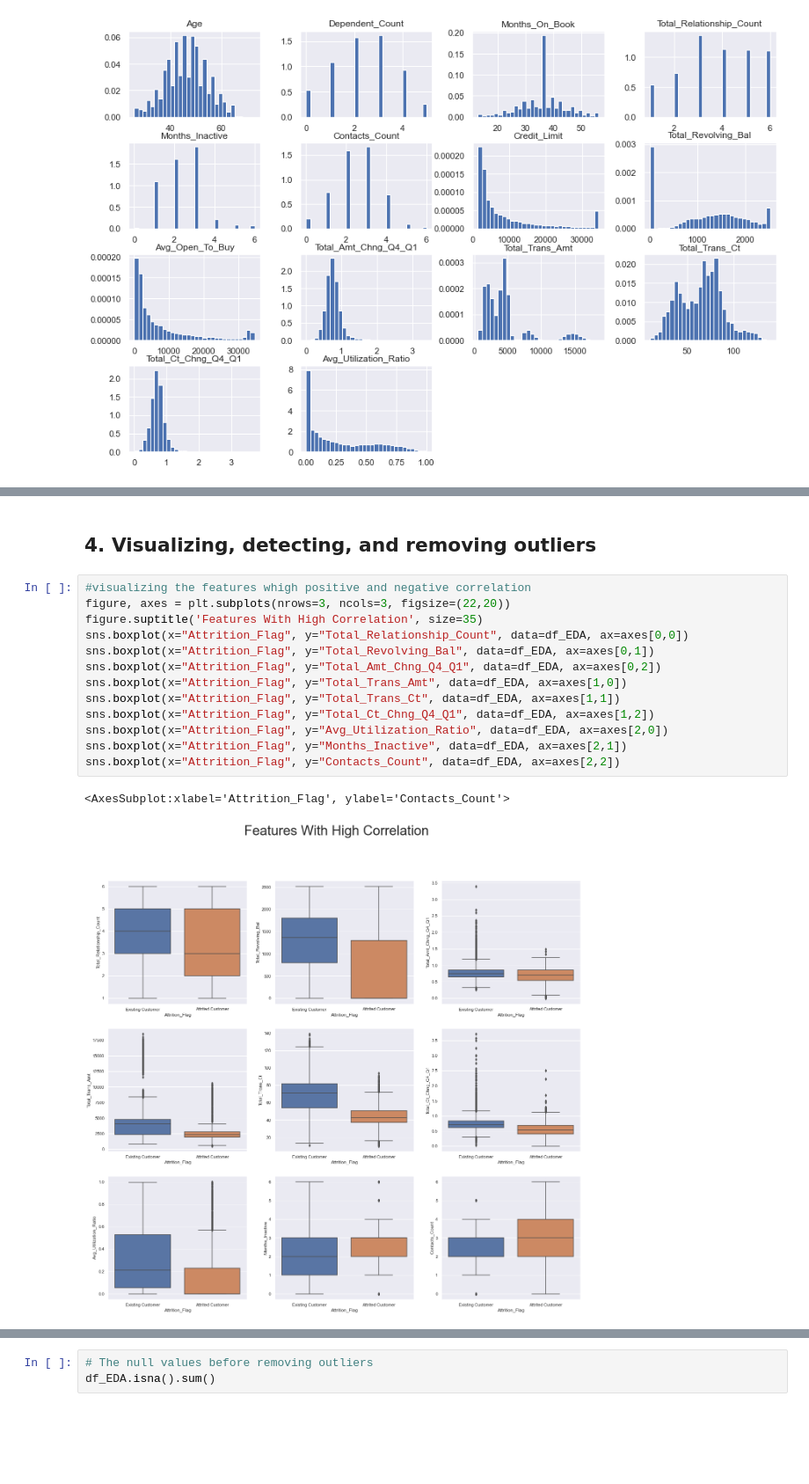
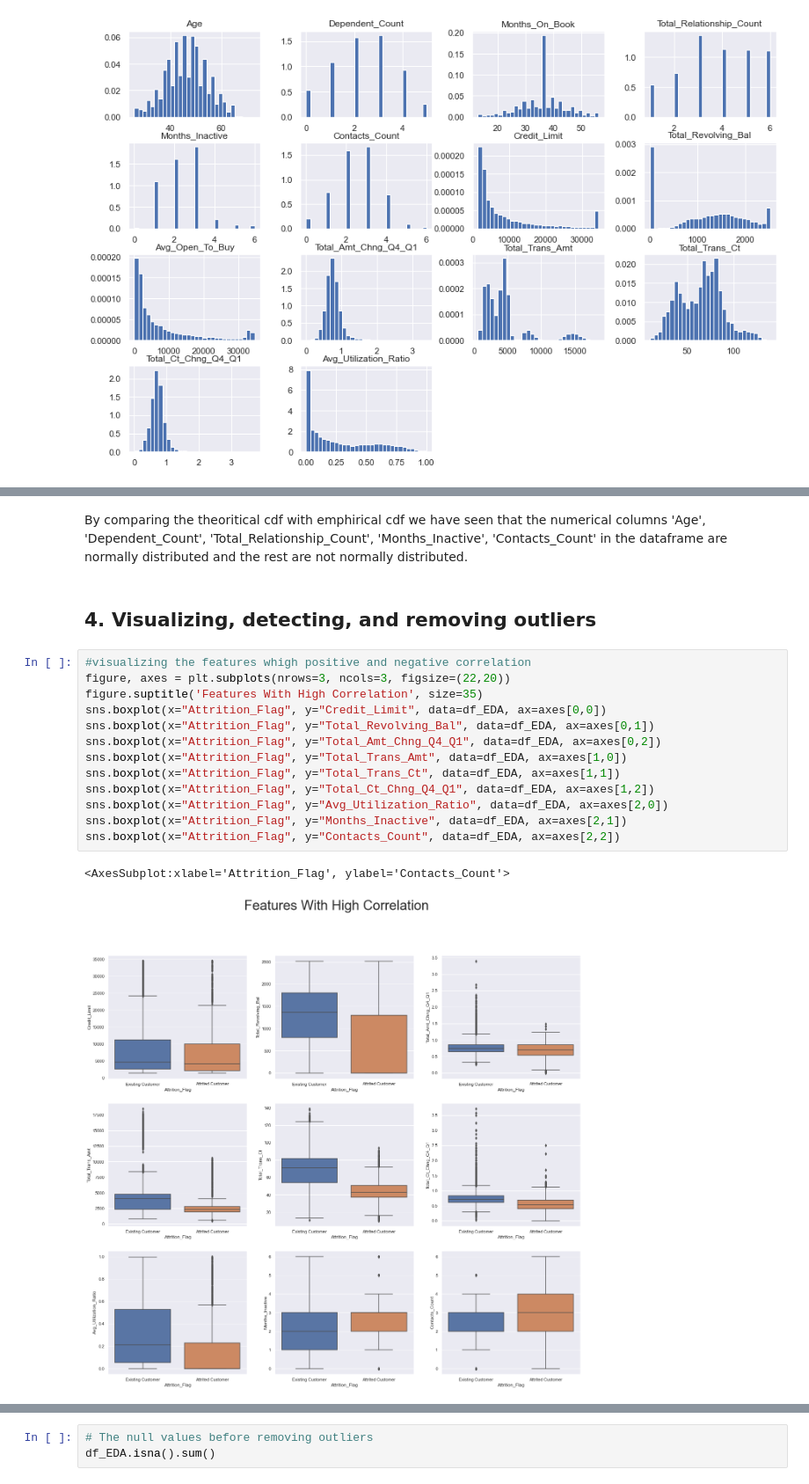
Before and after one commit to ahmedshahjahan/Data-Science-Capstone-Project-Credit-Card-Churn-Prediction, a Jupyter notebook: Notebook/Bank Churners Prediction - EDA.ipynb, the cells around one changed output, grey strips where cells are left out. Shown at 88% size. Cells and saved outputs as stored; diff of their text form; blank space fills up the shorter version.

```diff
--- a/Notebook/Bank Churners Prediction - EDA.ipynb
+++ b/Notebook/Bank Churners Prediction - EDA.ipynb
@@ -140,19 +142,21 @@ print(result)
 ... (3 outputs left out)
+# %% [markdown]
+By comparing the theoritical cdf with emphirical cdf we have seen that the numerical columns 'Age', 'Dependent_Count', 'Total_Relationship_Count', 'Months_Inactive', 'Contacts_Count' in the dataframe are normally distributed and the rest are not normally distributed.
 # %% [markdown]
 ## 4. Visualizing, detecting, and removing outliers
 # %%
 #visualizing the features whigh positive and negative correlation
 figure, axes = plt.subplots(nrows=3, ncols=3, figsize=(22,20))
 figure.suptitle('Features With High Correlation', size=35)
-sns.boxplot(x="Attrition_Flag", y="Total_Relationship_Count", data=df_EDA, ax=axes[0,0])
+sns.boxplot(x="Attrition_Flag", y="Credit_Limit", data=df_EDA, ax=axes[0,0])
 sns.boxplot(x="Attrition_Flag", y="Total_Revolving_Bal", data=df_EDA, ax=axes[0,1])
 sns.boxplot(x="Attrition_Flag", y="Total_Amt_Chng_Q4_Q1", data=df_EDA, ax=axes[0,2])
 sns.boxplot(x="Attrition_Flag", y="Total_Trans_Amt", data=df_EDA, ax=axes[1,0])
 sns.boxplot(x="Attrition_Flag", y="Total_Trans_Ct", data=df_EDA, ax=axes[1,1])
 sns.boxplot(x="Attrition_Flag", y="Total_Ct_Chng_Q4_Q1", data=df_EDA, ax=axes[1,2])
 sns.boxplot(x="Attrition_Flag", y="Avg_Utilization_Ratio", data=df_EDA, ax=axes[2,0])
 sns.boxplot(x="Attrition_Flag", y="Months_Inactive", data=df_EDA, ax=axes[2,1])
 sns.boxplot(x="Attrition_Flag", y="Contacts_Count", data=df_EDA, ax=axes[2,2])
 # %% [output]
 <AxesSubplot:xlabel='Attrition_Flag', ylabel='Contacts_Count'>
-[figure, old version]
+[figure, new version]
```
Also changed, not shown: parts of 12 cells of this notebook.
